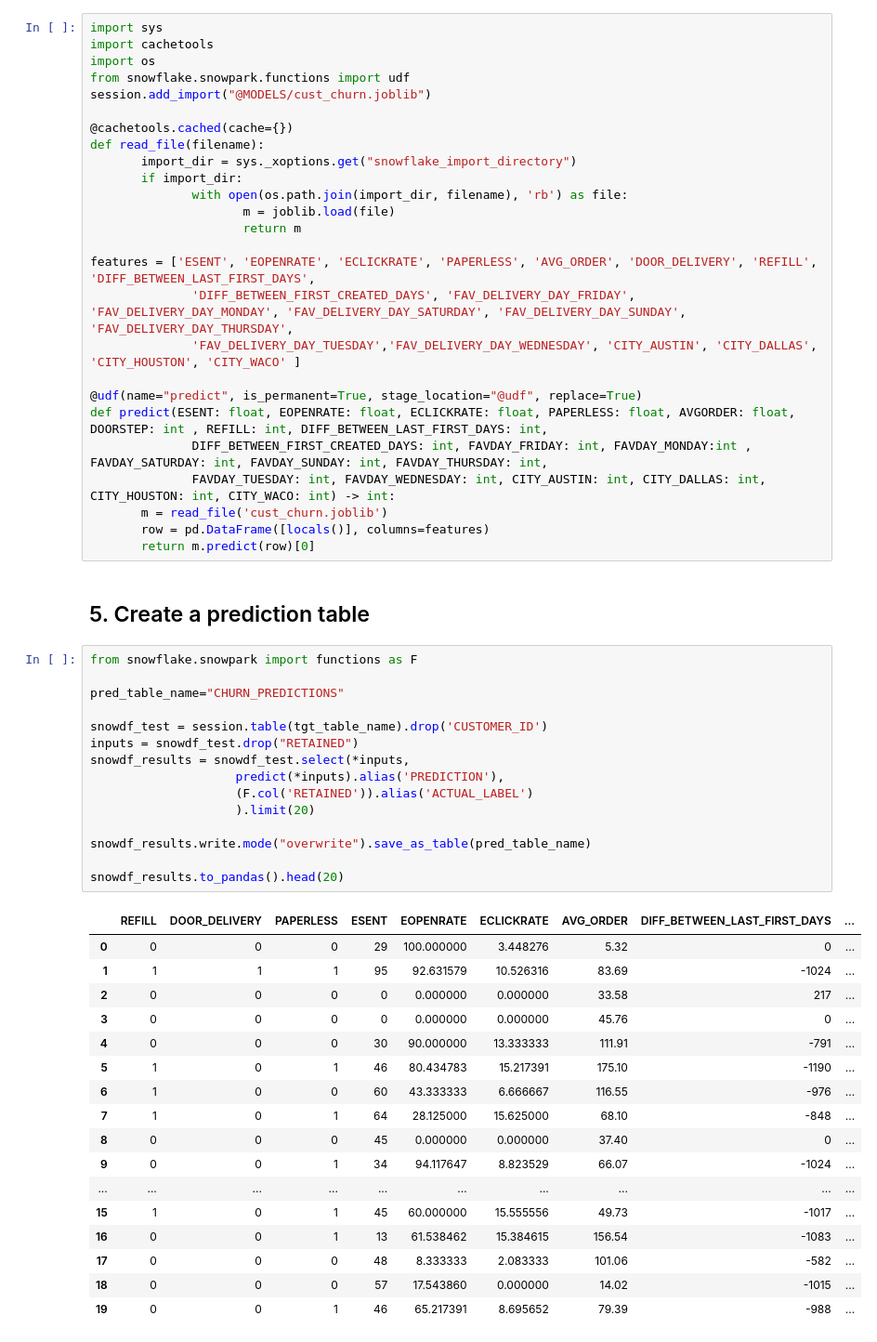
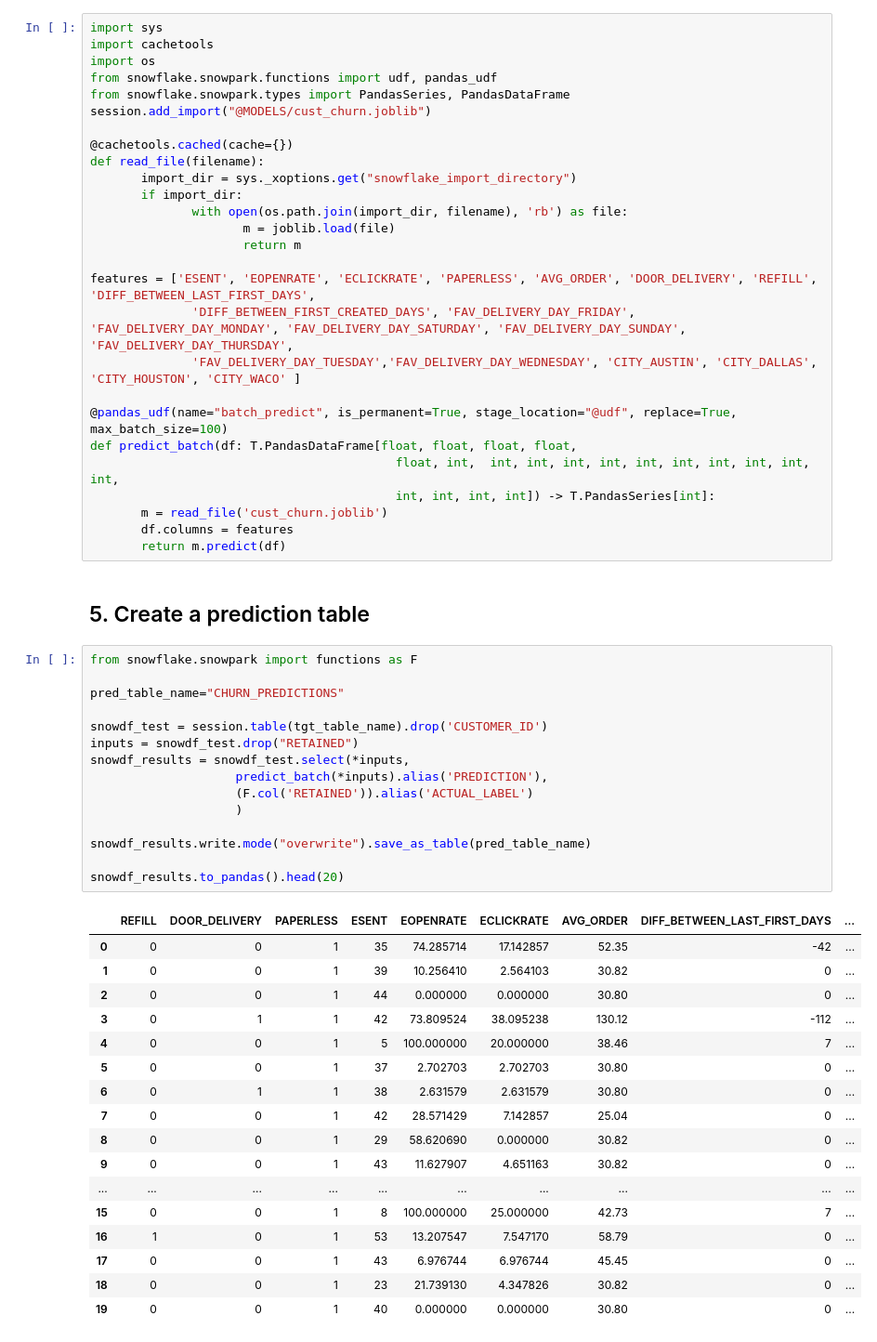
Before and after one commit to Snowflake-Labs/snowpark-python-demos, a Jupyter notebook: Retail-Churn-Analytics/DS02-Model Training.ipynb, the cells around one changed output. Shown: that part at 93% size. Cells and saved outputs as stored; diff of their text form.

```diff
--- a/Retail-Churn-Analytics/DS02-Model Training.ipynb
+++ b/Retail-Churn-Analytics/DS02-Model Training.ipynb
@@ -197,7 +184,8 @@ train_model_sp()
 import sys
 import cachetools
 import os
-from snowflake.snowpark.functions import udf
+from snowflake.snowpark.functions import udf, pandas_udf
+from snowflake.snowpark.types import PandasSeries, PandasDataFrame
 session.add_import("@MODELS/cust_churn.joblib")
 
 @cachetools.cached(cache={})
@@ -212,46 +200,46 @@ features = ['ESENT', 'EOPENRATE', 'ECLICKRATE', 'PAPERLESS', 'AVG_ORDER', 'DOOR_
               'DIFF_BETWEEN_FIRST_CREATED_DAYS', 'FAV_DELIVERY_DAY_FRIDAY', 'FAV_DELIVERY_DAY_MONDAY', 'FAV_DELIVERY_DAY_SATURDAY', 'FAV_DELIVERY_DAY_SUNDAY', 'FAV_DELIVERY_DAY_THURSDAY',
               'FAV_DELIVERY_DAY_TUESDAY','FAV_DELIVERY_DAY_WEDNESDAY', 'CITY_AUSTIN', 'CITY_DALLAS', 'CITY_HOUSTON', 'CITY_WACO' ]
 
-@udf(name="predict", is_permanent=True, stage_location="@udf", replace=True)
-def predict(ESENT: float, EOPENRATE: float, ECLICKRATE: float, PAPERLESS: float, AVGORDER: float, DOORSTEP: int , REFILL: int, DIFF_BETWEEN_LAST_FIRST_DAYS: int,
-              DIFF_BETWEEN_FIRST_CREATED_DAYS: int, FAVDAY_FRIDAY: int, FAVDAY_MONDAY:int , FAVDAY_SATURDAY: int, FAVDAY_SUNDAY: int, FAVDAY_THURSDAY: int,
-              FAVDAY_TUESDAY: int, FAVDAY_WEDNESDAY: int, CITY_AUSTIN: int, CITY_DALLAS: int, CITY_HOUSTON: int, CITY_WACO: int) -> int:
+@pandas_udf(name="batch_predict", is_permanent=True, stage_location="@udf", replace=True, max_batch_size=100)
+def predict_batch(df: T.PandasDataFrame[float, float, float, float,
+                                          float, int,  int, int, int, int, int, int, int, int, int, int,
+                                          int, int, int, int]) -> T.PandasSeries[int]:
        m = read_file('cust_churn.joblib')
-       row = pd.DataFrame([locals()], columns=features)
-       return m.predict(row)[0]
+       df.columns = features
+       return m.predict(df)
 # %% [markdown]
 ## 5. Create a prediction table
 # %%
 from snowflake.snowpark import functions as F
 
 pred_table_name="CHURN_PREDICTIONS"
 
 snowdf_test = session.table(tgt_table_name).drop('CUSTOMER_ID')
 inputs = snowdf_test.drop("RETAINED")
 snowdf_results = snowdf_test.select(*inputs,
-                    predict(*inputs).alias('PREDICTION'),
+                    predict_batch(*inputs).alias('PREDICTION'),
                     (F.col('RETAINED')).alias('ACTUAL_LABEL')
-                    ).limit(20)
+                    )
 
 snowdf_results.write.mode("overwrite").save_as_table(pred_table_name)
 
 snowdf_results.to_pandas().head(20)
 # %% [output]
 |  | REFILL | DOOR_DELIVERY | PAPERLESS | ESENT | EOPENRATE | ECLICKRATE | AVG_ORDER | DIFF_BETWEEN_LAST_FIRST_DAYS | ... |
-| 0 | 0 | 0 | 0 | 29 | 100.000000 | 3.448276 | 5.32 | 0 | ... |
-| 1 | 1 | 1 | 1 | 95 | 92.631579 | 10.526316 | 83.69 | -1024 | ... |
-| 2 | 0 | 0 | 0 | 0 | 0.000000 | 0.000000 | 33.58 | 217 | ... |
-| 3 | 0 | 0 | 0 | 0 | 0.000000 | 0.000000 | 45.76 | 0 | ... |
-| 4 | 0 | 0 | 0 | 30 | 90.000000 | 13.333333 | 111.91 | -791 | ... |
-| 5 | 1 | 0 | 1 | 46 | 80.434783 | 15.217391 | 175.10 | -1190 | ... |
-| 6 | 1 | 0 | 0 | 60 | 43.333333 | 6.666667 | 116.55 | -976 | ... |
-| 7 | 1 | 0 | 1 | 64 | 28.125000 | 15.625000 | 68.10 | -848 | ... |
-| 8 | 0 | 0 | 0 | 45 | 0.000000 | 0.000000 | 37.40 | 0 | ... |
-| 9 | 0 | 0 | 1 | 34 | 94.117647 | 8.823529 | 66.07 | -1024 | ... |
+| 0 | 0 | 0 | 1 | 35 | 74.285714 | 17.142857 | 52.35 | -42 | ... |
+| 1 | 0 | 0 | 1 | 39 | 10.256410 | 2.564103 | 30.82 | 0 | ... |
+| 2 | 0 | 0 | 1 | 44 | 0.000000 | 0.000000 | 30.80 | 0 | ... |
+| 3 | 0 | 1 | 1 | 42 | 73.809524 | 38.095238 | 130.12 | -112 | ... |
+| 4 | 0 | 0 | 1 | 5 | 100.000000 | 20.000000 | 38.46 | 7 | ... |
+| 5 | 0 | 0 | 1 | 37 | 2.702703 | 2.702703 | 30.80 | 0 | ... |
+| 6 | 0 | 1 | 1 | 38 | 2.631579 | 2.631579 | 30.80 | 0 | ... |
+| 7 | 0 | 0 | 1 | 42 | 28.571429 | 7.142857 | 25.04 | 0 | ... |
+| 8 | 0 | 0 | 1 | 29 | 58.620690 | 0.000000 | 30.82 | 0 | ... |
+| 9 | 0 | 0 | 1 | 43 | 11.627907 | 4.651163 | 30.82 | 0 | ... |
 | ... | ... | ... | ... | ... | ... | ... | ... | ... | ... |
-| 15 | 1 | 0 | 1 | 45 | 60.000000 | 15.555556 | 49.73 | -1017 | ... |
-| 16 | 0 | 0 | 1 | 13 | 61.538462 | 15.384615 | 156.54 | -1083 | ... |
-| 17 | 0 | 0 | 0 | 48 | 8.333333 | 2.083333 | 101.06 | -582 | ... |
-| 18 | 0 | 0 | 0 | 57 | 17.543860 | 0.000000 | 14.02 | -1015 | ... |
-| 19 | 0 | 0 | 1 | 46 | 65.217391 | 8.695652 | 79.39 | -988 | ... |
+| 15 | 0 | 0 | 1 | 8 | 100.000000 | 25.000000 | 42.73 | 7 | ... |
+| 16 | 1 | 0 | 1 | 53 | 13.207547 | 7.547170 | 58.79 | 0 | ... |
+| 17 | 0 | 0 | 1 | 43 | 6.976744 | 6.976744 | 45.45 | 0 | ... |
+| 18 | 0 | 0 | 1 | 23 | 21.739130 | 4.347826 | 30.82 | 0 | ... |
+| 19 | 0 | 0 | 1 | 40 | 0.000000 | 0.000000 | 30.80 | 0 | ... |
 20 rows × 22 columns
```
Also changed, not shown: parts of 3 cells of this notebook.
